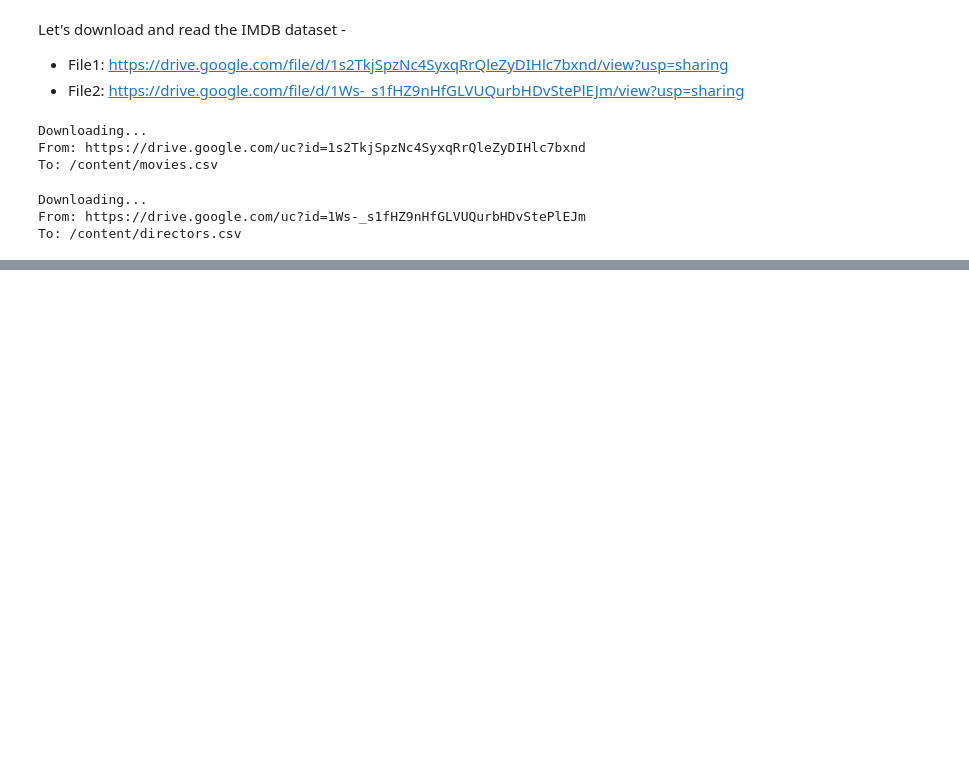
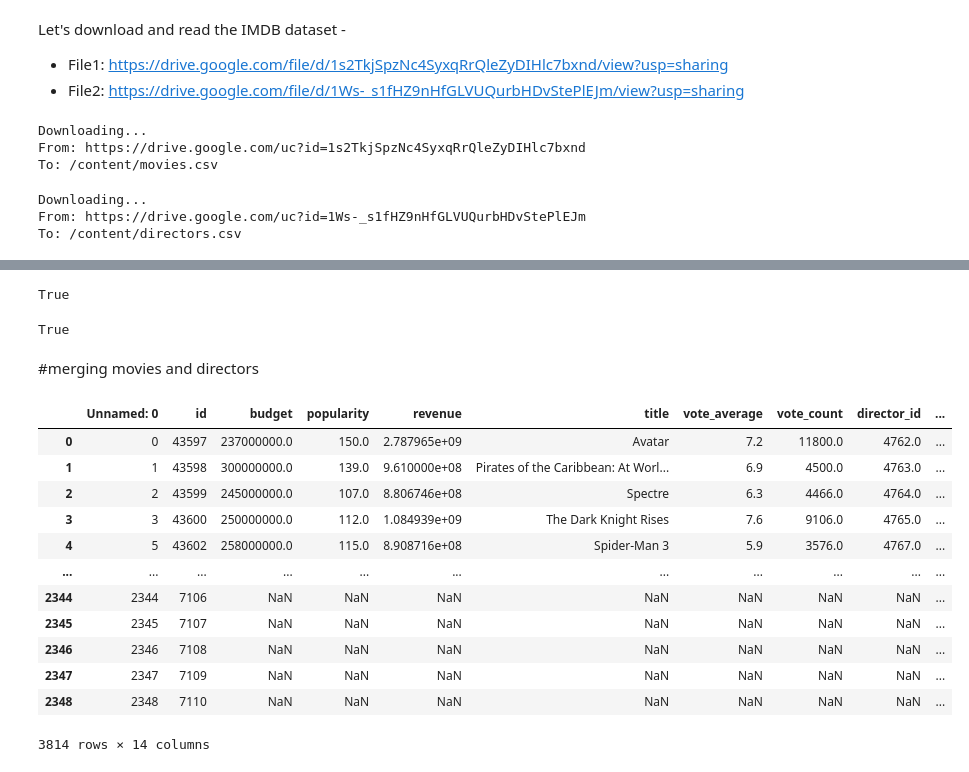
Before and after one commit to shivraj7/scalar, a Jupyter notebook: Pandas3.ipynb, the cells around one changed output, grey strips where cells are left out. Saved outputs shown, nothing was run; the diff lists cells and outputs as text; code cells hidden in the pictures; blank space fills up the shorter version.

```diff
--- a/Pandas3.ipynb
+++ b/Pandas3.ipynb
@@ -172,0 +192,4 @@ movies = pd.read_csv('movies.csv')
+# %%
+#here unamed columns can be considerd as index
+movies = pd.read_csv('movies.csv', index_col = 0)
+directors = pd.read_csv('directors.csv', index_col = 0)
@@ -172,0 +304,27 @@ movies = pd.read_csv('movies.csv')
+# %%
+#check any values is false, or if all value are true
+np.all(movies['director_id'].isin(directors['id']))
+# %% [output]
+True
+# %%
+np.all(movies['director_id'].isin(directors['id'])).all()
+# %% [output]
+True
+# %% [markdown]
+#merging movies and directors
+# %%
+pd.concat([movies,directors])
+# %% [output]
+|  | Unnamed: 0 | id | budget | popularity | revenue | title | vote_average | vote_count | director_id | ... |
+| 0 | 0 | 43597 | 237000000.0 | 150.0 | 2.787965e+09 | Avatar | 7.2 | 11800.0 | 4762.0 | ... |
+| 1 | 1 | 43598 | 300000000.0 | 139.0 | 9.610000e+08 | Pirates of the Caribbean: At Worl... | 6.9 | 4500.0 | 4763.0 | ... |
+| 2 | 2 | 43599 | 245000000.0 | 107.0 | 8.806746e+08 | Spectre | 6.3 | 4466.0 | 4764.0 | ... |
+| 3 | 3 | 43600 | 250000000.0 | 112.0 | 1.084939e+09 | The Dark Knight Rises | 7.6 | 9106.0 | 4765.0 | ... |
+| 4 | 5 | 43602 | 258000000.0 | 115.0 | 8.908716e+08 | Spider-Man 3 | 5.9 | 3576.0 | 4767.0 | ... |
+| ... | ... | ... | ... | ... | ... | ... | ... | ... | ... | ... |
+| 2344 | 2344 | 7106 | NaN | NaN | NaN | NaN | NaN | NaN | NaN | ... |
+| 2345 | 2345 | 7107 | NaN | NaN | NaN | NaN | NaN | NaN | NaN | ... |
+| 2346 | 2346 | 7108 | NaN | NaN | NaN | NaN | NaN | NaN | NaN | ... |
+| 2347 | 2347 | 7109 | NaN | NaN | NaN | NaN | NaN | NaN | NaN | ... |
+| 2348 | 2348 | 7110 | NaN | NaN | NaN | NaN | NaN | NaN | NaN | ... |
+3814 rows × 14 columns
```
Also changed, not shown: parts of 19 cells of this notebook.
